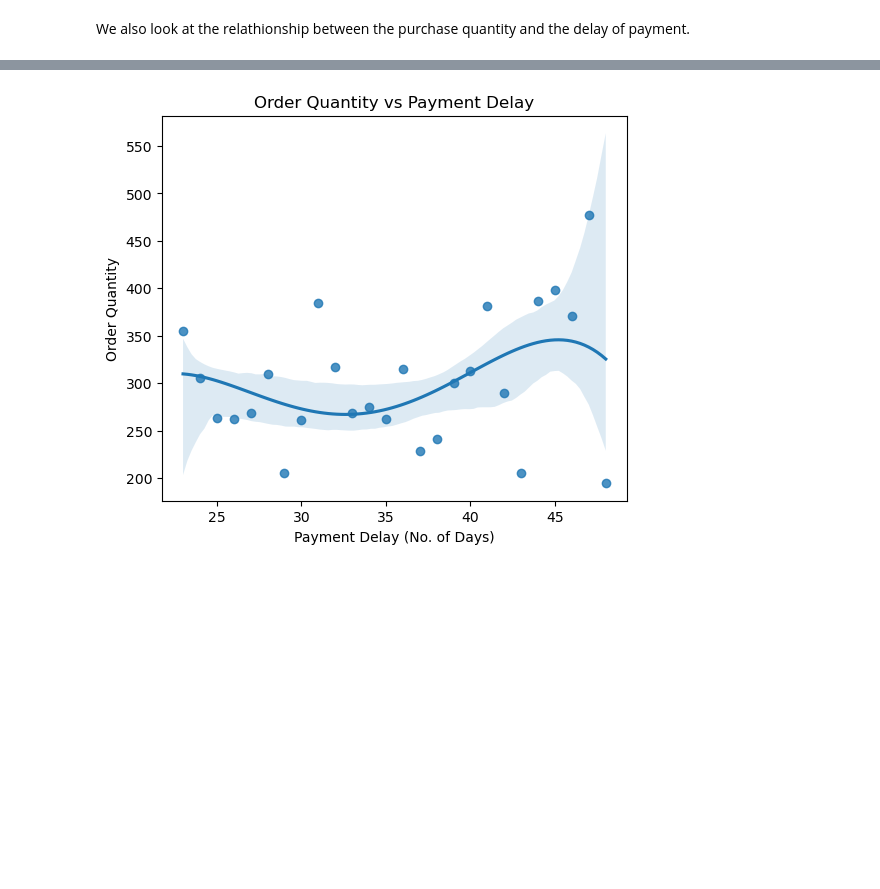
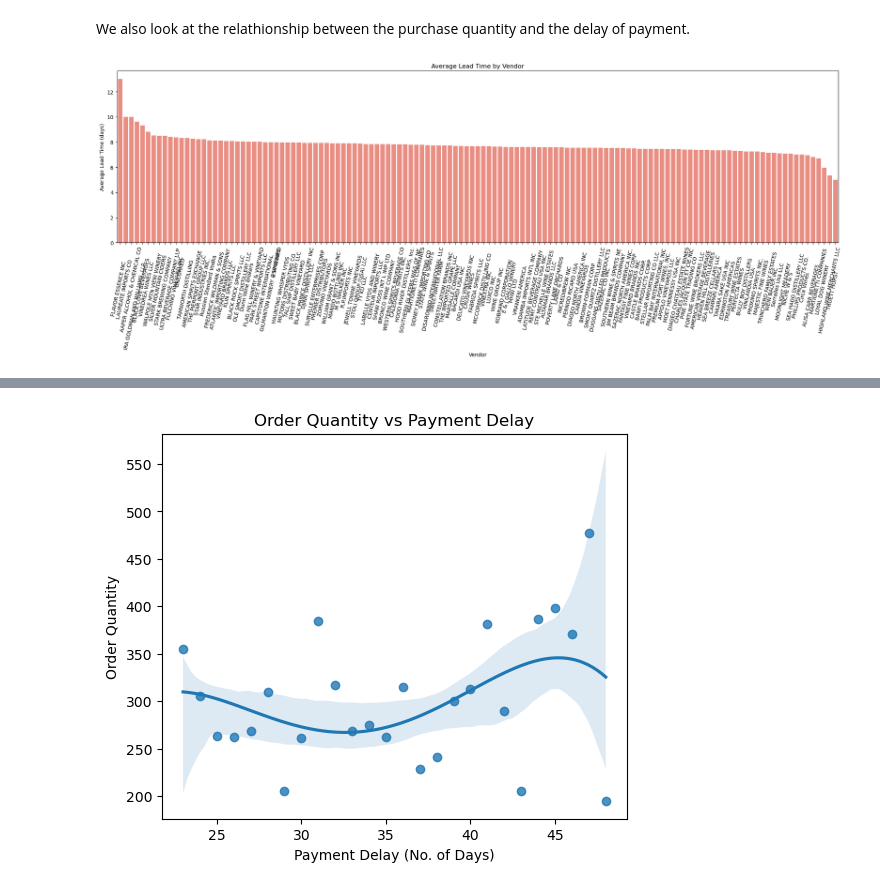
Before and after one commit to Leullque/ece143_group10, a Jupyter notebook: visualization.ipynb, the cells around one changed output, grey strips where cells are left out. Saved outputs shown, nothing was run; the diff lists cells and outputs as text; code cells hidden in the pictures; blank space fills up the shorter version.

```diff
--- a/visualization.ipynb
+++ b/visualization.ipynb
@@ -355,3 +431,14 @@ We can see that the overall purchase increase over the year. Also, the peak appe
 In general, products from Category 1 have higher purchase volumes
 # %% [markdown]
 We also look at the relathionship between the purchase quantity and the delay of payment.
+# %%
+# Average lead time (Receiving date - PO date) over the year vs vendors
+df_pur2016['LeadTime'] = (df_pur2016['ReceivingDate'] - df_pur2016['PODate']).dt.days
+vendor_lead_time = df_pur2016.groupby('VendorName')[['LeadTime']].agg({'LeadTime':'mean'}).sort_values('LeadTime', ascending=False)
+fig, ax = plt.subplots(figsize=(25, 6))
+sns.barplot(data=vendor_lead_time, x=vendor_lead_time.index, y='LeadTime', ax=ax, color='salmon')
+ax.set(xlabel='Vendor', ylabel='Average Lead Time (days)', title='Average Lead Time by Vendor')
+plt.xticks(rotation=78)
+plt.show()
+# %% [output]
+[figure, added]
```
Also changed, not shown: parts of 12 cells of this notebook.
